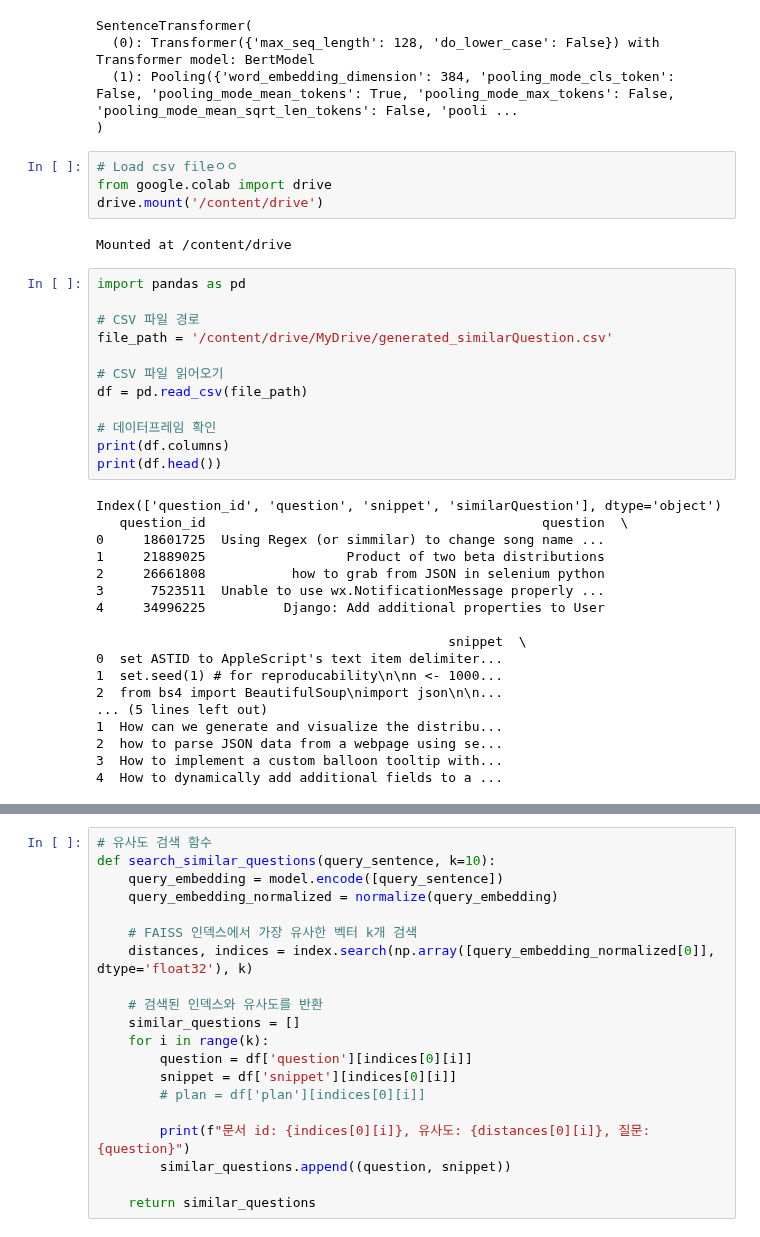
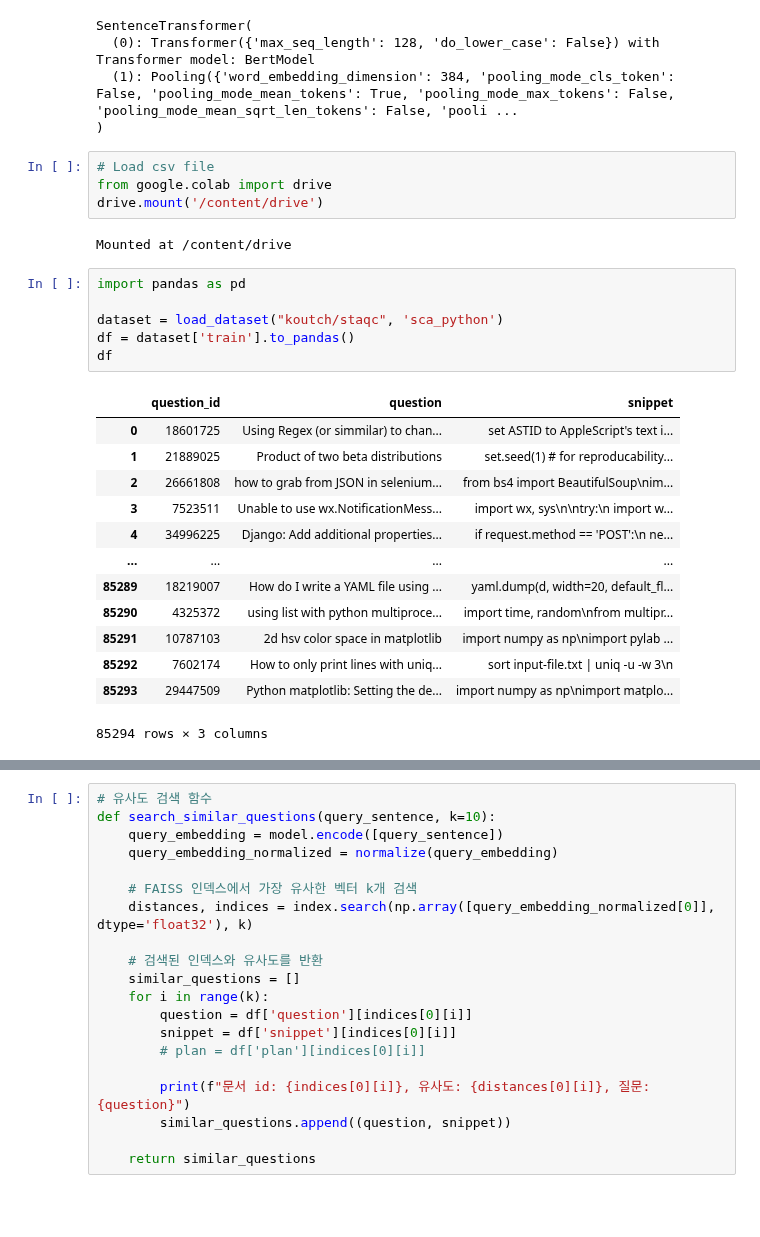
Before and after one commit to donghuna/PromptGenerate, a Jupyter notebook: RAG-StaQC-full.ipynb, the cells around one changed output, grey strips where cells are left out. Cells and saved outputs as stored; diff of their text form; blank space fills up the shorter version.

```diff
--- a/RAG-StaQC-full.ipynb
+++ b/RAG-StaQC-full.ipynb
@@ -80,39 +80,29 @@ SentenceTransformer(
   (1): Pooling({'word_embedding_dimension': 384, 'pooling_mode_cls_token': False, 'pooling_mode_mean_tokens': True, 'pooling_mode_max_tokens': False, 'pooling_mode_mean_sqrt_len_tokens': False, 'pooli ...
 )
 # %%
-# Load csv fileㅇㅇ
+# Load csv file
 from google.colab import drive
 drive.mount('/content/drive')
 # %% [output]
 Mounted at /content/drive
-# %%
-import pandas as pd
-
-# CSV 파일 경로
-file_path = '/content/drive/MyDrive/generated_similarQuestion.csv'
-
-# CSV 파일 읽어오기
-df = pd.read_csv(file_path)
-
-# 데이터프레임 확인
-print(df.columns)
-print(df.head())
-# %% [output]
-Index(['question_id', 'question', 'snippet', 'similarQuestion'], dtype='object')
-   question_id                                           question  \
-0     18601725  Using Regex (or simmilar) to change song name ...
-1     21889025                  Product of two beta distributions
-2     26661808           how to grab from JSON in selenium python
-3      7523511  Unable to use wx.NotificationMessage properly ...
-4     34996225          Django: Add additional properties to User
-
-                                             snippet  \
-0  set ASTID to AppleScript's text item delimiter...
-1  set.seed(1) # for reproducability\n\nn <- 1000...
-2  from bs4 import BeautifulSoup\nimport json\n\n...
-... (5 lines left out)
-1  How can we generate and visualize the distribu...
-2  how to parse JSON data from a webpage using se...
-3  How to implement a custom balloon tooltip with...
-4  How to dynamically add additional fields to a ...
+# %%
+import pandas as pd
+
+dataset = load_dataset("koutch/staqc", 'sca_python')
+df = dataset['train'].to_pandas()
+df
+# %% [output]
+|  | question_id | question | snippet |
+| 0 | 18601725 | Using Regex (or simmilar) to chan... | set ASTID to AppleScript's text i... |
+| 1 | 21889025 | Product of two beta distributions | set.seed(1) # for reproducability... |
+| 2 | 26661808 | how to grab from JSON in selenium... | from bs4 import BeautifulSoup\nim... |
+| 3 | 7523511 | Unable to use wx.NotificationMess... | import wx, sys\n\ntry:\n import w... |
+| 4 | 34996225 | Django: Add additional properties... | if request.method == 'POST':\n ne... |
+| ... | ... | ... | ... |
+| 85289 | 18219007 | How do I write a YAML file using ... | yaml.dump(d, width=20, default_fl... |
+| 85290 | 4325372 | using list with python multiproce... | import time, random\nfrom multipr... |
+| 85291 | 10787103 | 2d hsv color space in matplotlib | import numpy as np\nimport pylab ... |
+| 85292 | 7602174 | How to only print lines with uniq... | sort input-file.txt | uniq -u -w 3\n |
+| 85293 | 29447509 | Python matplotlib: Setting the de... | import numpy as np\nimport matplo... |
+85294 rows × 3 columns
 # %%
```
Also changed, not shown: parts of 10 cells of this notebook.
